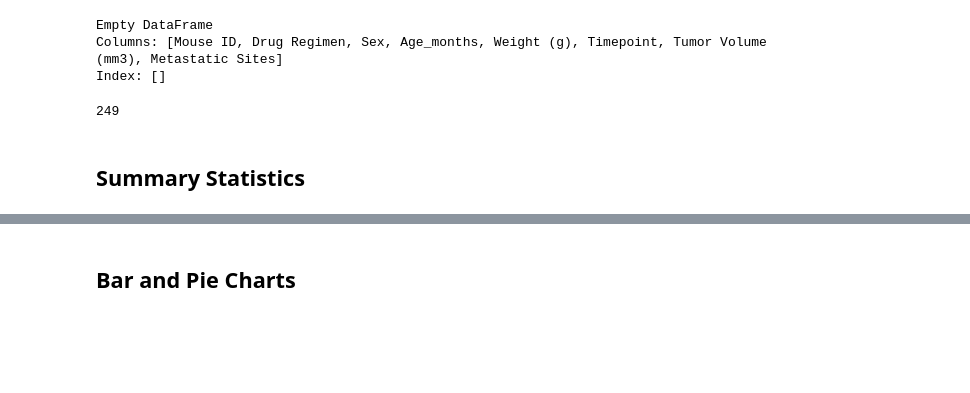
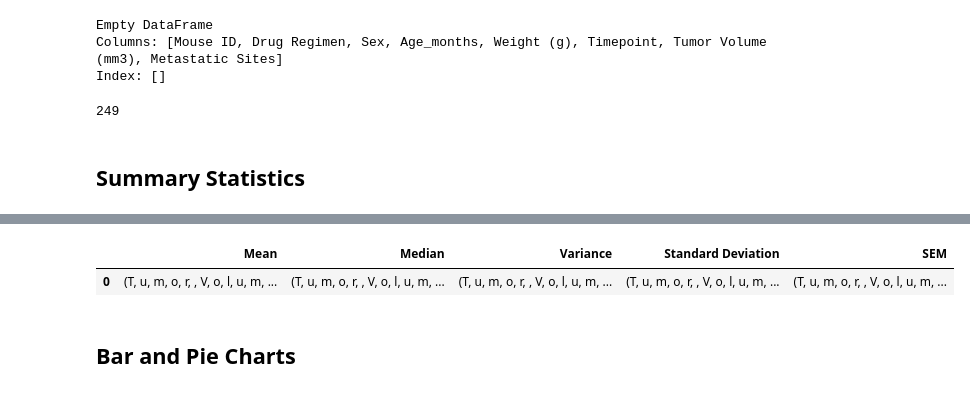
Before and after one commit to mizgutdina/matplotlib-challenge, a Jupyter notebook: pymaceuticals_starter.ipynb, the cells around one changed output, grey strips where cells are left out. Cells and saved outputs as stored; diff of their text form; code cells hidden in the pictures; blank space fills up the shorter version.

```diff
--- a/pymaceuticals_starter.ipynb
+++ b/pymaceuticals_starter.ipynb
@@ -110,0 +143,19 @@ number_mice
+# %%
+# Use groupby and summary statistical methods to calculate the following properties of each drug regimen:
+# mean, median, variance, standard deviation, and SEM of the tumor volume.
+# Assemble the resulting series into a single summary dataframe.
+
+mean_drug_reg=clean_df.groupby(['Drug Regimen'])[['Tumor Volume (mm3)']].mean()
+print(f"Mean of the tumor volume for each drug regimen: {mean_drug_reg}")
+
+median_drug_reg=clean_df.groupby(['Drug Regimen'])[['Tumor Volume (mm3)']].median()
+print(f"Median of the tumor volume for each drug regimen: {median_drug_reg}")
+
+variance_drug_reg=clean_df.groupby(['Drug Regimen'])[['Tumor Volume (mm3)']].var()
+print(f"Variance of the tumor volume for each drug regimen: {variance_drug_reg}")
+
+stdev_drug_reg=clean_df.groupby(['Drug Regimen'])[['Tumor Volume (mm3)']].std()
+print(f"Standard Deviation of the tumor volume for each drug regimen: {stdev_drug_reg}")
+
+sem_drug_reg=clean_df.groupby(['Drug Regimen'])[['Tumor Volume (mm3)']].sem()
+print(f"SEM of the tumor volume for each drug regimen: {sem_drug_reg}")
@@ -111,3 +180,19 @@ number_mice
+# %%
+#?????????# Assemble the resulting series into a single summary dataframe.
+summary_stats_df=pd.DataFrame({
+    #"Drug Regimen": clean_df["Drug Regimen"]
+#     (summary,index=[0])
+#     index:clean_df["Drug Regimen"]
+    "Mean" : mean_drug_reg
+    ,"Median" : median_drug_reg
+    ,"Variance" : variance_drug_reg
+    ,"Standard Deviation" : stdev_drug_reg
+    ,"SEM" : sem_drug_reg
+}, index=[0])
+summary_stats_df
+# %% [output]
+|  | Mean | Median | Variance | Standard Deviation | SEM |
+| 0 | (T, u, m, o, r, , V, o, l, u, m, ... | (T, u, m, o, r, , V, o, l, u, m, ... | (T, u, m, o, r, , V, o, l, u, m, ... | (T, u, m, o, r, , V, o, l, u, m, ... | (T, u, m, o, r, , V, o, l, u, m, ... |
 # %%
 # Generate a summary statistics table of mean, median, variance, standard deviation, and SEM of the tumor volume for each regimen
 
```
Also changed, not shown: parts of 8 cells of this notebook.
